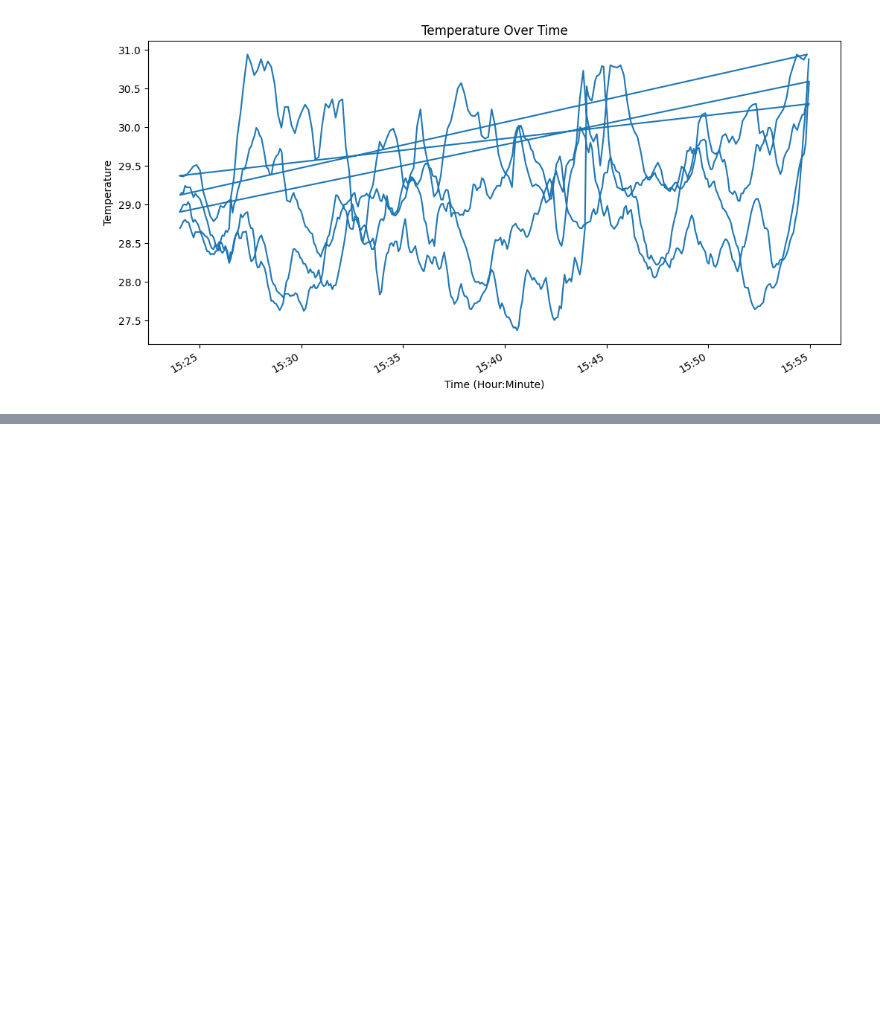
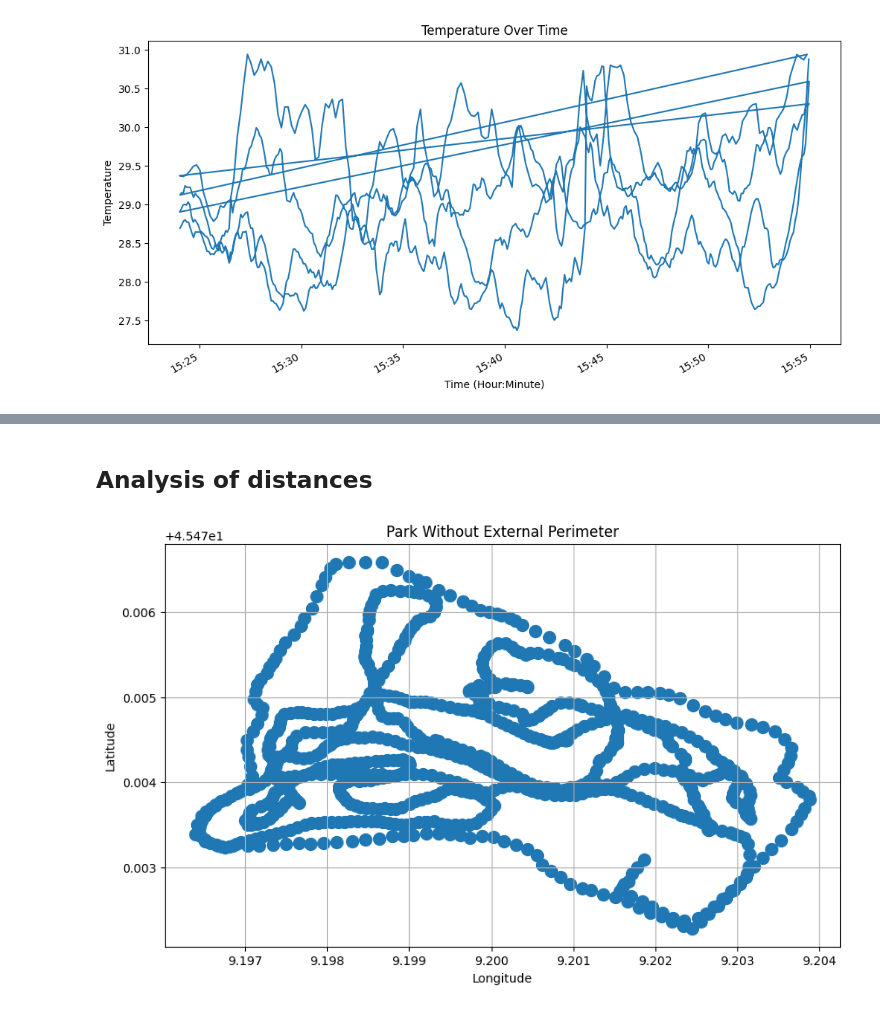
Before and after one commit to febagni/smart-cities-temperature-analysis, a Jupyter notebook: unified-analysis.ipynb, the cells around one changed output, grey strips where cells are left out. Drawn from its saved outputs; the diff is of its cells as text; code cells hidden in the pictures; blank space fills up the shorter version.

```diff
--- a/unified-analysis.ipynb
+++ b/unified-analysis.ipynb
@@ -159,0 +195,15 @@ plt.show()
+# %% [markdown]
+## Analysis of distances
+# %%
+# Concatenate DataFrames vertically
+df_no_perimeter = pd.concat([filtered_df2, filtered_df3, filtered_df4], ignore_index=True)
+
+plt.figure(figsize=(10, 6))
+sc = plt.scatter(df_no_perimeter['Longitude'], df_no_perimeter['Latitude'], cmap='viridis', s=100)
+plt.xlabel('Longitude')
+plt.ylabel('Latitude')
+plt.title('Park Without External Perimeter')
+plt.grid(True)
+plt.show()
+# %% [output]
+[figure, added]
```
Also changed, not shown: parts of 20 cells of this notebook, 7 other files.
